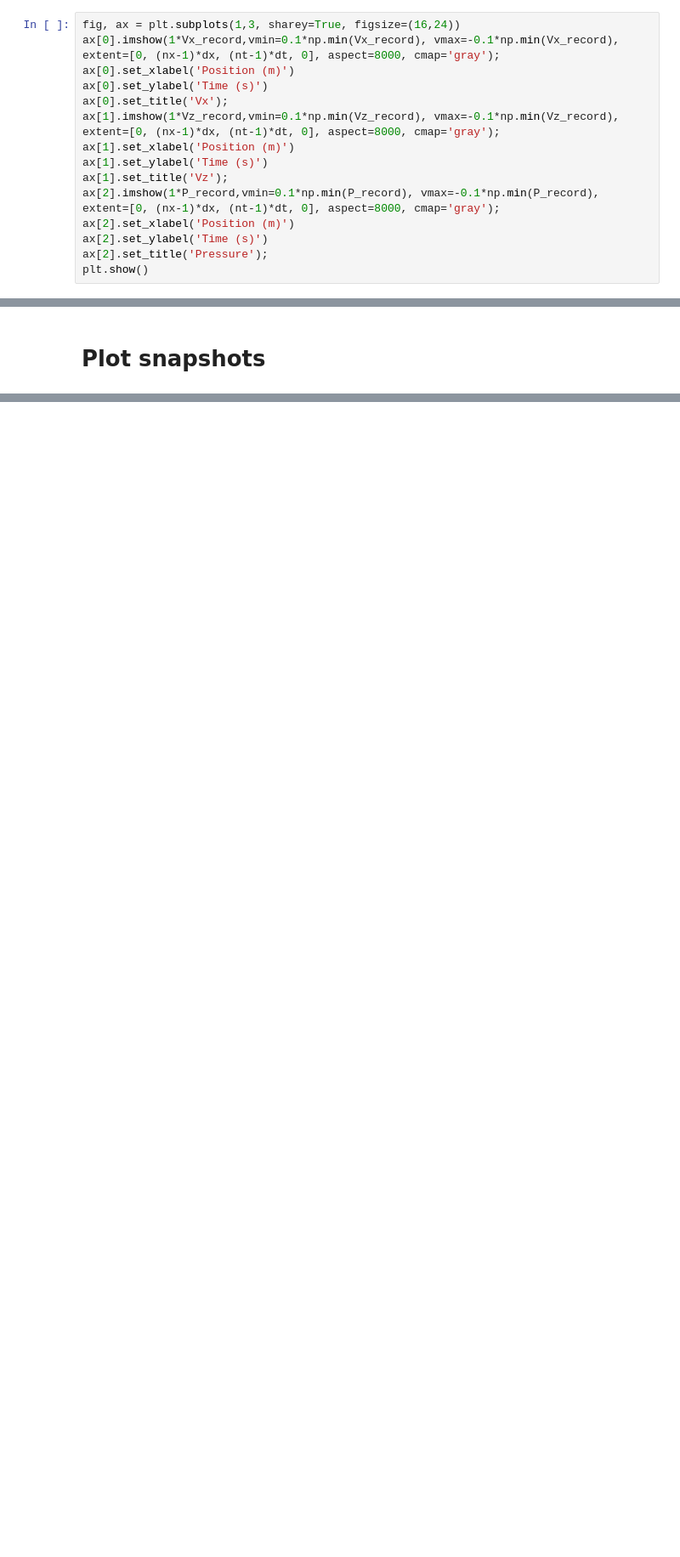
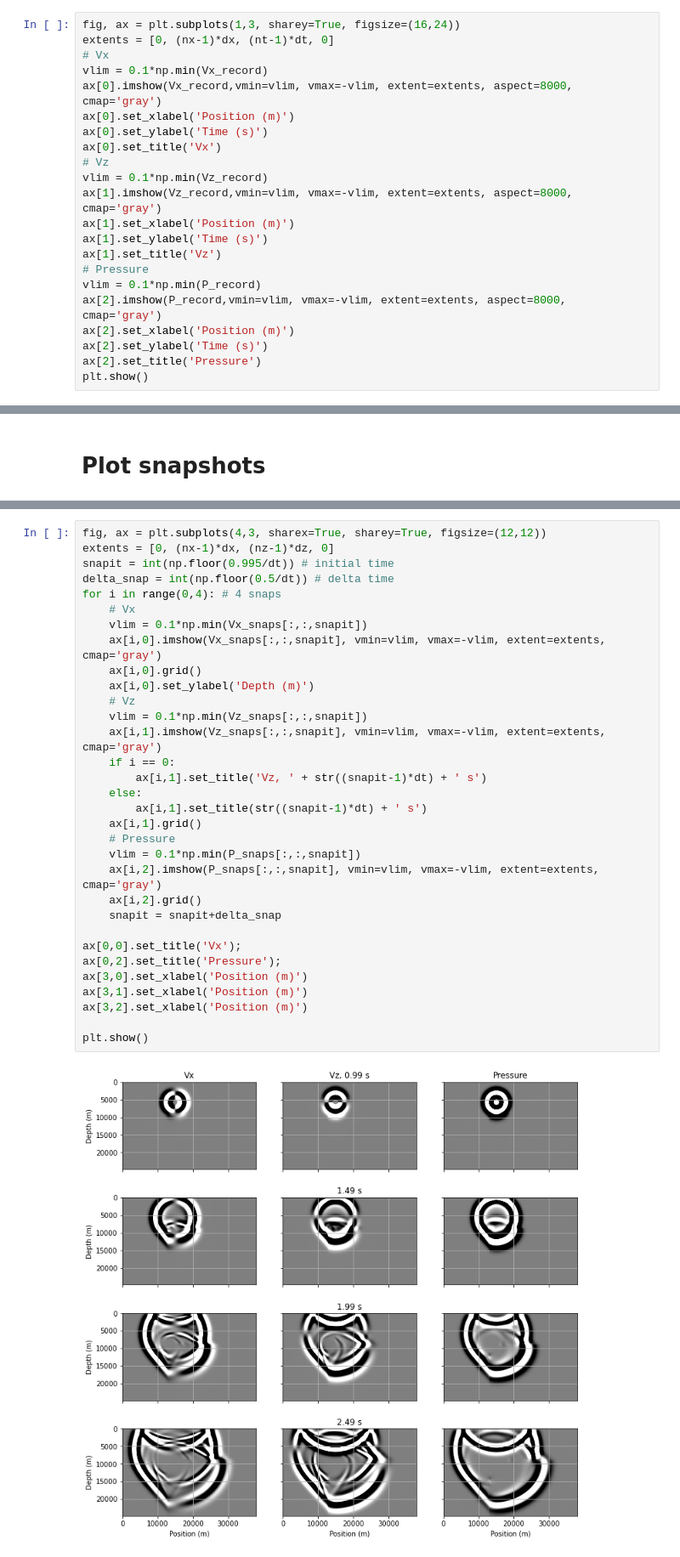
Before and after one commit to nfcd/compGeo, a Jupyter notebook: source/notebooks/ch9-4.ipynb, the cells around one changed output, grey strips where cells are left out. Shown at 85% size. Cells and saved outputs as stored; diff of their text form; blank space fills up the shorter version.

```diff
--- a/source/notebooks/ch9-4.ipynb
+++ b/source/notebooks/ch9-4.ipynb
@@ -110,18 +110,25 @@ Progress: 100.0 %
 # Plot seismograms
 # %%
 fig, ax = plt.subplots(1,3, sharey=True, figsize=(16,24))
-ax[0].imshow(1*Vx_record,vmin=0.1*np.min(Vx_record), vmax=-0.1*np.min(Vx_record), extent=[0, (nx-1)*dx, (nt-1)*dt, 0], aspect=8000, cmap='gray');
+extents = [0, (nx-1)*dx, (nt-1)*dt, 0]
+# Vx
+vlim = 0.1*np.min(Vx_record)
+ax[0].imshow(Vx_record,vmin=vlim, vmax=-vlim, extent=extents, aspect=8000, cmap='gray')
 ax[0].set_xlabel('Position (m)')
 ax[0].set_ylabel('Time (s)')
-ax[0].set_title('Vx');
-ax[1].imshow(1*Vz_record,vmin=0.1*np.min(Vz_record), vmax=-0.1*np.min(Vz_record), extent=[0, (nx-1)*dx, (nt-1)*dt, 0], aspect=8000, cmap='gray');
+ax[0].set_title('Vx')
+# Vz
+vlim = 0.1*np.min(Vz_record)
+ax[1].imshow(Vz_record,vmin=vlim, vmax=-vlim, extent=extents, aspect=8000, cmap='gray')
 ax[1].set_xlabel('Position (m)')
 ax[1].set_ylabel('Time (s)')
-ax[1].set_title('Vz');
-ax[2].imshow(1*P_record,vmin=0.1*np.min(P_record), vmax=-0.1*np.min(P_record), extent=[0, (nx-1)*dx, (nt-1)*dt, 0], aspect=8000, cmap='gray');
+ax[1].set_title('Vz')
+# Pressure
+vlim = 0.1*np.min(P_record)
+ax[2].imshow(P_record,vmin=vlim, vmax=-vlim, extent=extents, aspect=8000, cmap='gray')
 ax[2].set_xlabel('Position (m)')
 ax[2].set_ylabel('Time (s)')
-ax[2].set_title('Pressure');
+ax[2].set_title('Pressure')
 plt.show()
 # %% [output]
 [figure]
@@ -157,0 +137,34 @@ plt.show()
+# %%
+fig, ax = plt.subplots(4,3, sharex=True, sharey=True, figsize=(12,12))
+extents = [0, (nx-1)*dx, (nz-1)*dz, 0]
+snapit = int(np.floor(0.995/dt)) # initial time
+delta_snap = int(np.floor(0.5/dt)) # delta time
+for i in range(0,4): # 4 snaps
+    # Vx
+    vlim = 0.1*np.min(Vx_snaps[:,:,snapit])
+    ax[i,0].imshow(Vx_snaps[:,:,snapit], vmin=vlim, vmax=-vlim, extent=extents, cmap='gray')
+    ax[i,0].grid()
+    ax[i,0].set_ylabel('Depth (m)')
+    # Vz
+    vlim = 0.1*np.min(Vz_snaps[:,:,snapit])
+    ax[i,1].imshow(Vz_snaps[:,:,snapit], vmin=vlim, vmax=-vlim, extent=extents, cmap='gray')
+    if i == 0:
+        ax[i,1].set_title('Vz, ' + str((snapit-1)*dt) + ' s')
+    else:
+        ax[i,1].set_title(str((snapit-1)*dt) + ' s')
+    ax[i,1].grid()
+    # Pressure
+    vlim = 0.1*np.min(P_snaps[:,:,snapit])
+    ax[i,2].imshow(P_snaps[:,:,snapit], vmin=vlim, vmax=-vlim, extent=extents, cmap='gray')
+    ax[i,2].grid()
+    snapit = snapit+delta_snap
+
+ax[0,0].set_title('Vx');
+ax[0,2].set_title('Pressure');
+ax[3,0].set_xlabel('Position (m)')
+ax[3,1].set_xlabel('Position (m)')
+ax[3,2].set_xlabel('Position (m)')
+
+plt.show()
+# %% [output]
+[figure, added]
```
Also changed, not shown: parts of 1 cell of this notebook, 3 other files.
